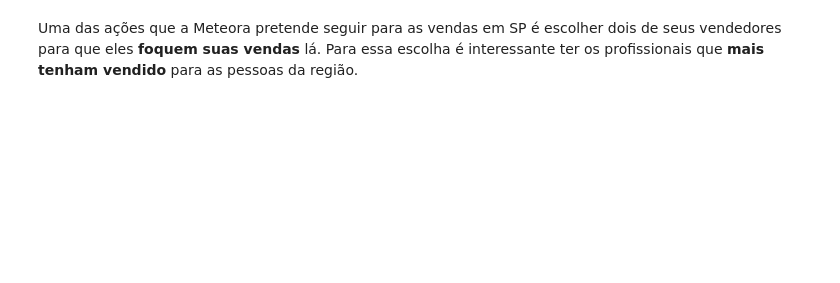
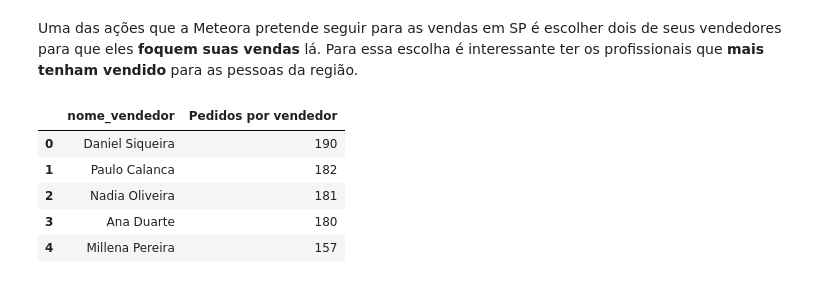
Before and after one commit to naimeaiub/Python-analise-de-dados-com-SQL, a Jupyter notebook: Notebook_Meteora.ipynb, the cells around one changed output. Saved outputs shown, nothing was run; the diff lists cells and outputs as text; code cells hidden in the pictures; blank space fills up the shorter version.

```diff
--- a/Notebook_Meteora.ipynb
+++ b/Notebook_Meteora.ipynb
@@ -192,2 +218,20 @@ Mas será que São Paulo já não rende muitas vendas em relação a outros esta
 # %% [markdown]
 Uma das ações que a Meteora pretende seguir para as vendas em SP é escolher dois de seus vendedores para que eles **foquem suas vendas** lá. Para essa escolha é interessante ter os profissionais que **mais tenham vendido** para as pessoas da região.
+# %%
+query = ''' select v.nome_vendedor, count(p.pedido_id) AS 'Pedidos por vendedor'
+            from pedidos p
+            join itens_pedidos i on i.pedido_id = p.pedido_id
+            join vendedores v on p.vendedor_id = v.vendedor_id
+            where i.estado = 'BR-SP'
+            group by v.nome_vendedor
+            order by count(*) DESC;'''
+
+df_vendedores = sql_def(query)
+df_vendedores
+# %% [output]
+|  | nome_vendedor | Pedidos por vendedor |
+| 0 | Daniel Siqueira | 190 |
+| 1 | Paulo Calanca | 182 |
+| 2 | Nadia Oliveira | 181 |
+| 3 | Ana Duarte | 180 |
+| 4 | Millena Pereira | 157 |
```
Also changed, not shown: parts of 1 cell of this notebook.
